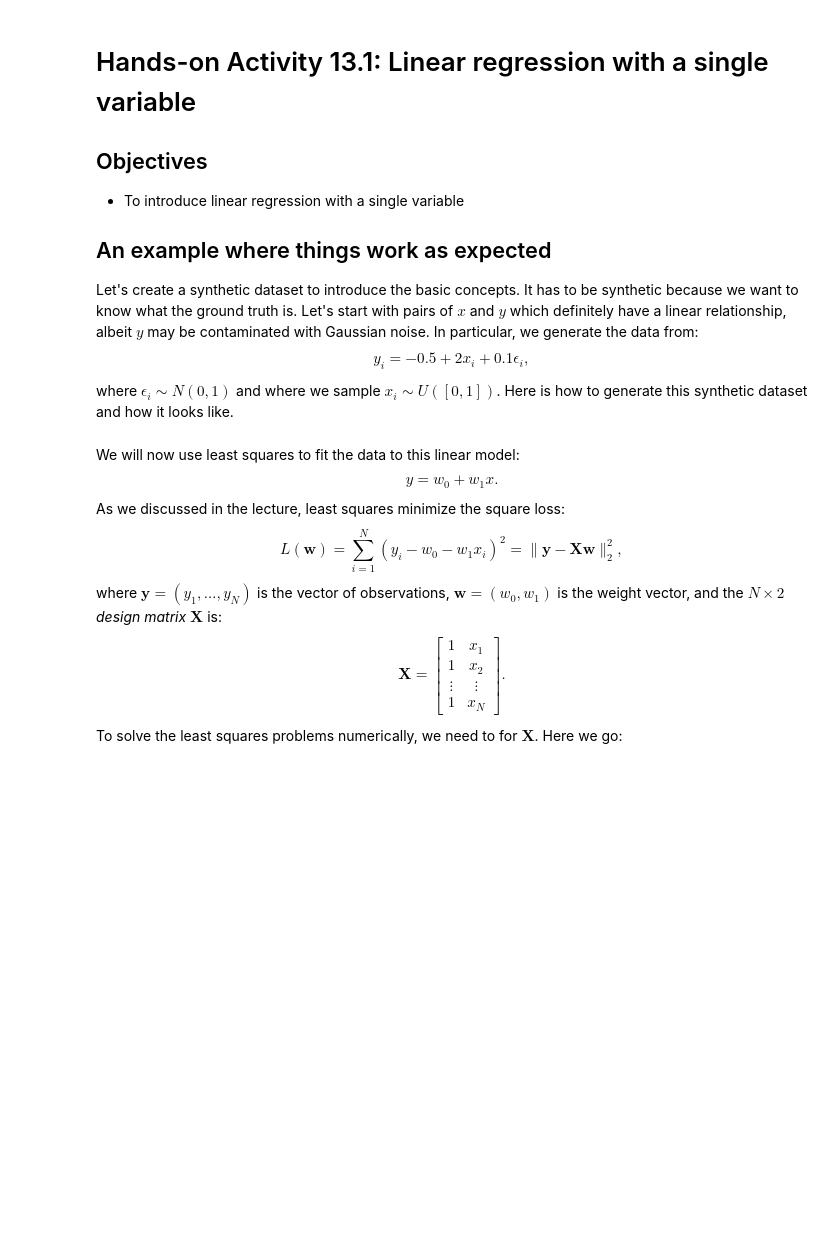
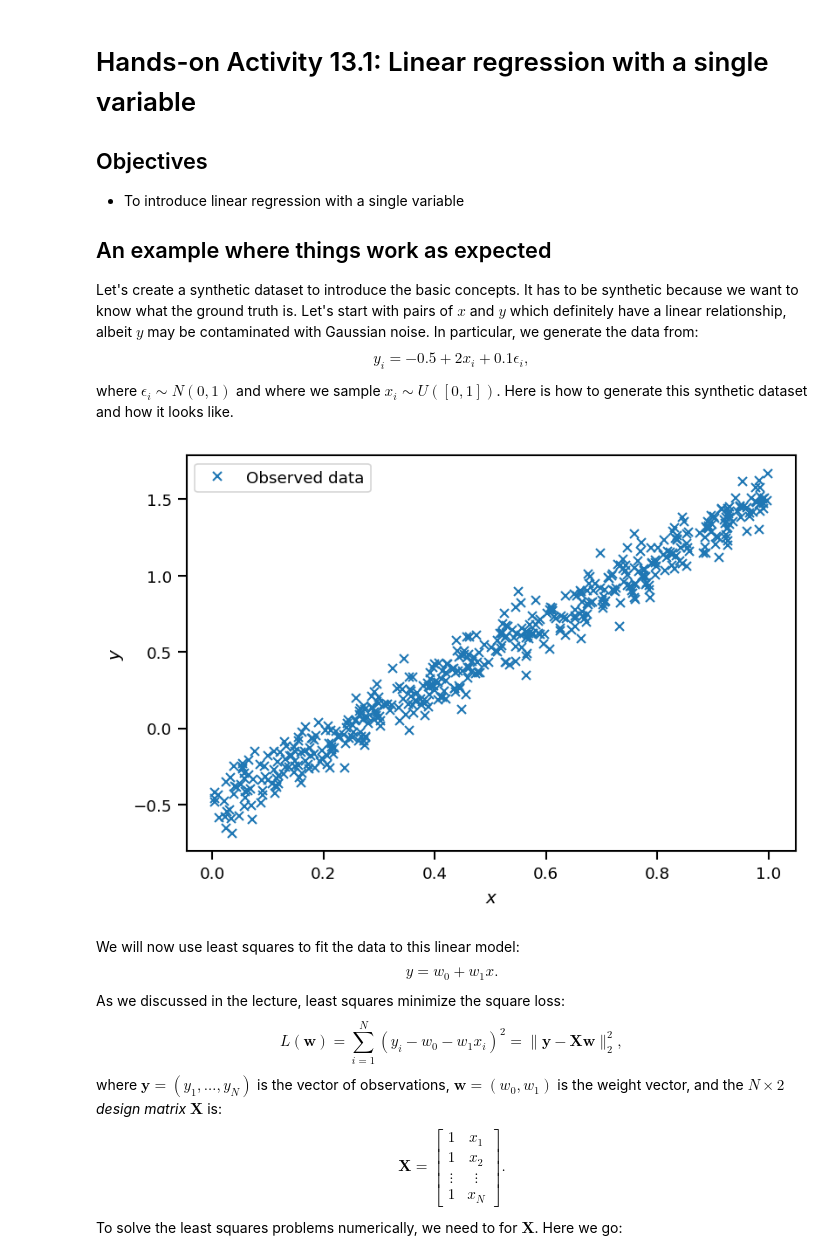
Before and after one commit to isaacdbowser/data-analytics-se, a Jupyter notebook: activities/hands-on-13.1.ipynb, the cells around one changed output. Saved outputs shown, nothing was run; the diff lists cells and outputs as text; code cells hidden in the pictures; blank space fills up the shorter version.

```diff
--- a/activities/hands-on-13.1.ipynb
+++ b/activities/hands-on-13.1.ipynb
@@ -25,18 +25,20 @@ where $\epsilon_i \sim N(0,1)$ and where we sample $x_i \sim U([0,1])$.
 Here is how to generate this synthetic dataset and how it looks like.
 # %%
 # How many observations we have
-num_obs = 10
+num_obs = 500
 x = np.random.rand(num_obs)
 w0_true = -0.5
 w1_true = 2.0
 sigma_true = 0.1
 y = w0_true + w1_true * x + sigma_true * np.random.randn(num_obs)
 # Let's plot the data
 fig, ax = plt.subplots(dpi=150)
 ax.plot(x, y, 'x', label='Observed data')
 ax.set_xlabel('$x$')
 ax.set_ylabel('$y$')
 plt.legend(loc='best');
+# %% [output]
+[figure, added]
 # %% [markdown]
 We will now use least squares to fit the data to this linear model:
 $$
```
Also changed, not shown: parts of 5 cells of this notebook, 28 other files.
